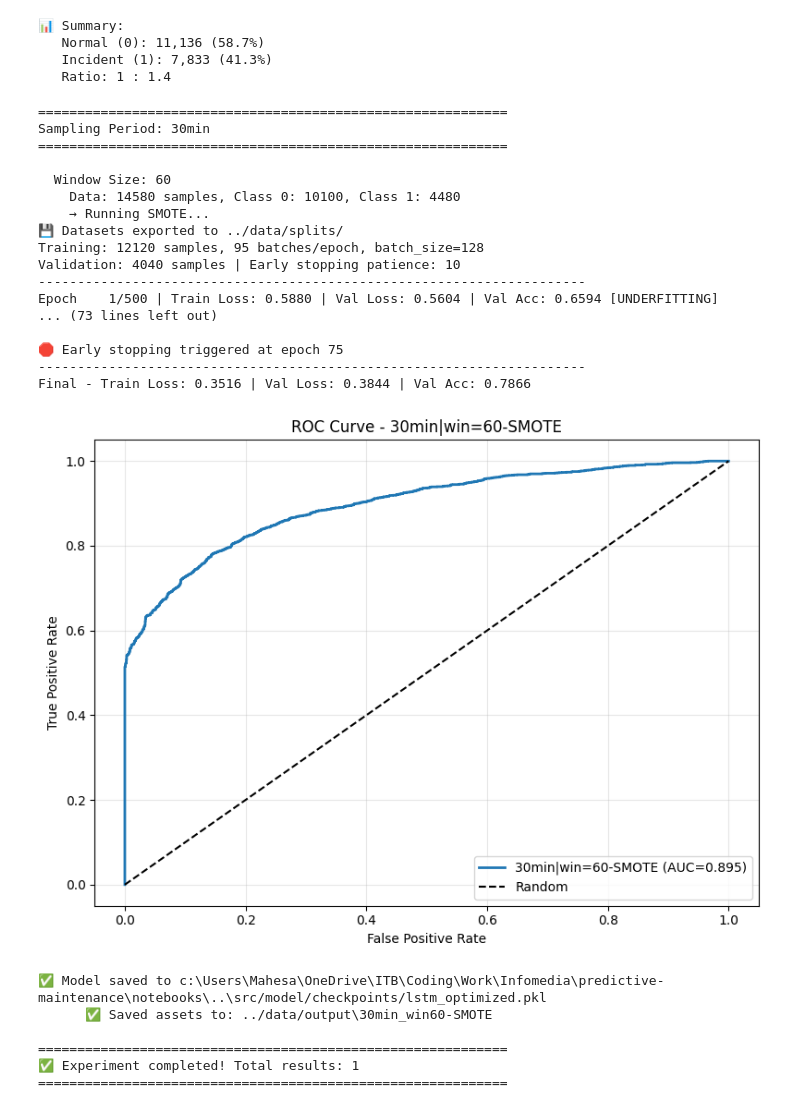
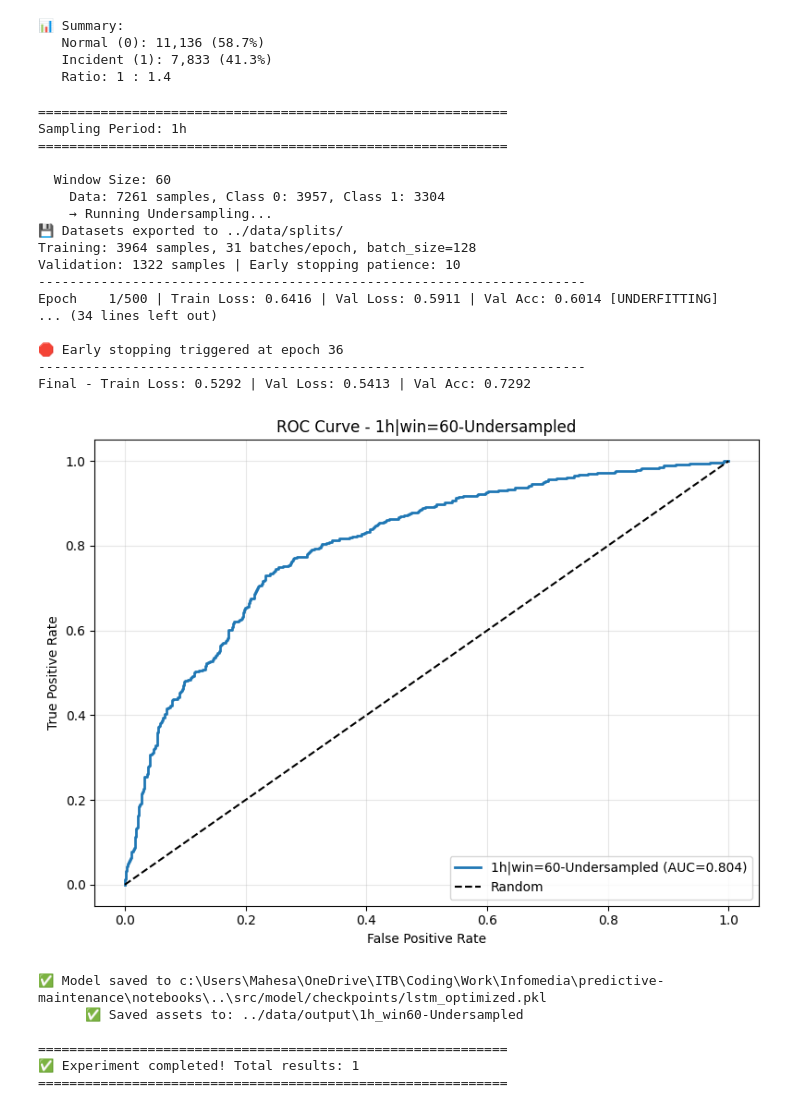
Before and after one commit to mahesa005/predictive-maintenance, a Jupyter notebook: notebooks/train_lstm_optimized_experiments.ipynb, the cells around one changed output. Cells and saved outputs as stored; diff of their text form; code cells hidden in the pictures.

```diff
--- a/notebooks/train_lstm_optimized_experiments.ipynb
+++ b/notebooks/train_lstm_optimized_experiments.ipynb
@@ -240,7 +266,7 @@ def save_model_assets(result, output_base_path="../data/output"):
     print(f"      ✅ Saved assets to: {model_dir}")
 # %%
 # === 5. Run Experiment ==
-sampling_periods = ['30min']
+sampling_periods = ['1h']
 window_sizes = [60]
 results_all = []
 
@@ -273,64 +299,64 @@ for sp in sampling_periods:
             continue
 
         print(f"    Data: {len(X)} samples, Class 0: {len(maj)}, Class 1: {len(min_class)}")
 
         # # 1. Undersampling
-        # if len(maj) >= len(min_class):
-        #     maj_down = resample(maj, replace=False, n_samples=len(min_class), random_state=42)
-        #     under = pd.concat([maj_down, min_class])
-        #     Xu = under.drop('label', axis=1).values.reshape((-1, win, 2))
-        #     yu = under.label.values
+        if len(maj) >= len(min_class):
+            maj_down = resample(maj, replace=False, n_samples=len(min_class), random_state=42)
+            under = pd.concat([maj_down, min_class])
+            Xu = under.drop('label', axis=1).values.reshape((-1, win, 2))
+            yu = under.label.values
 
-        #     print(f"    → Running Undersampling...")
-        #     result = train_eval(Xu, yu, label=f"{sp}|win={win}-Undersampled")
+            print(f"    → Running Undersampling...")
+            result = train_eval(Xu, yu, label=f"{sp}|win={win}-Undersampled")
+            results_all.append(result)
+            save_model_assets(result)
+
+        # 2. SMOTE
+        # try:
+        #     print(f"    → Running SMOTE...")
+        #     X_sm, y_sm = SMOTE(random_state=42).fit_resample(X_flat, y)
+        #     Xs = X_sm.reshape((-1, win, 2))
+        #     result = train_eval(Xs, y_sm, label=f"{sp}|win={win}-SMOTE")
         #     results_all.append(result)
         #     save_model_assets(result)
-
-        # 2. SMOTE
-        try:
-            print(f"    → Running SMOTE...")
-            X_sm, y_sm = SMOTE(random_state=42).fit_resample(X_flat, y)
-            Xs = X_sm.reshape((-1, win, 2))
-            result = train_eval(Xs, y_sm, label=f"{sp}|win={win}-SMOTE")
-            results_all.append(result)
-            save_model_assets(result)
-        except Exception as e:
-            print(f"    ✗ SMOTE failed: {e}")
-            continue
+        # except Exception as e:
+        #     print(f"    ✗ SMOTE failed: {e}")
+        #     continue
 
         # # 3. Class Weight (weighted loss on original imbalanced data)
         # cw_vals = class_weight.compute_class_weight('balanced', classes=np.unique(y), y=y)
         # cw_ratio = cw_vals[1] / cw_vals[0]  # Relative weight for class 1
         # print(f"    → Running with Class Weight: {cw_ratio:.2f}x for minority class")
         # result = train_eval(X, y, label=f"{sp}|win={win}-ClassWeight", cw=cw_ratio)
         # results_all.append(result)
         # save_model_assets(result)
 
 
 print(f"\n{'='*60}")
 print(f"✅ Experiment completed! Total results: {len(results_all)}")
 print('='*60)
 # %% [output]
 ============================================================
-Sampling Period: 30min
+Sampling Period: 1h
 ============================================================
 
   Window Size: 60
-    Data: 14580 samples, Class 0: 10100, Class 1: 4480
-    → Running SMOTE...
+    Data: 7261 samples, Class 0: 3957, Class 1: 3304
+    → Running Undersampling...
 💾 Datasets exported to ../data/splits/
-Training: 12120 samples, 95 batches/epoch, batch_size=128
-Validation: 4040 samples | Early stopping patience: 10
+Training: 3964 samples, 31 batches/epoch, batch_size=128
+Validation: 1322 samples | Early stopping patience: 10
 ----------------------------------------------------------------------
-Epoch    1/500 | Train Loss: 0.5880 | Val Loss: 0.5604 | Val Acc: 0.6594 [UNDERFITTING]
-... (73 lines left out)
+Epoch    1/500 | Train Loss: 0.6416 | Val Loss: 0.5911 | Val Acc: 0.6014 [UNDERFITTING]
+... (34 lines left out)
 
-🛑 Early stopping triggered at epoch 75
+🛑 Early stopping triggered at epoch 36
 ----------------------------------------------------------------------
-Final - Train Loss: 0.3516 | Val Loss: 0.3844 | Val Acc: 0.7866
+Final - Train Loss: 0.5292 | Val Loss: 0.5413 | Val Acc: 0.7292
-[figure, old version]
+[figure, new version]
 ✅ Model saved to c:\Users\Mahesa\OneDrive\ITB\Coding\Work\Infomedia\predictive-maintenance\notebooks\..\src/model/checkpoints/lstm_optimized.pkl
-      ✅ Saved assets to: ../data/output\30min_win60-SMOTE
+      ✅ Saved assets to: ../data/output\1h_win60-Undersampled
 
 ============================================================
 ✅ Experiment completed! Total results: 1
```
Also changed, not shown: parts of 2 cells of this notebook, 13 other files.
